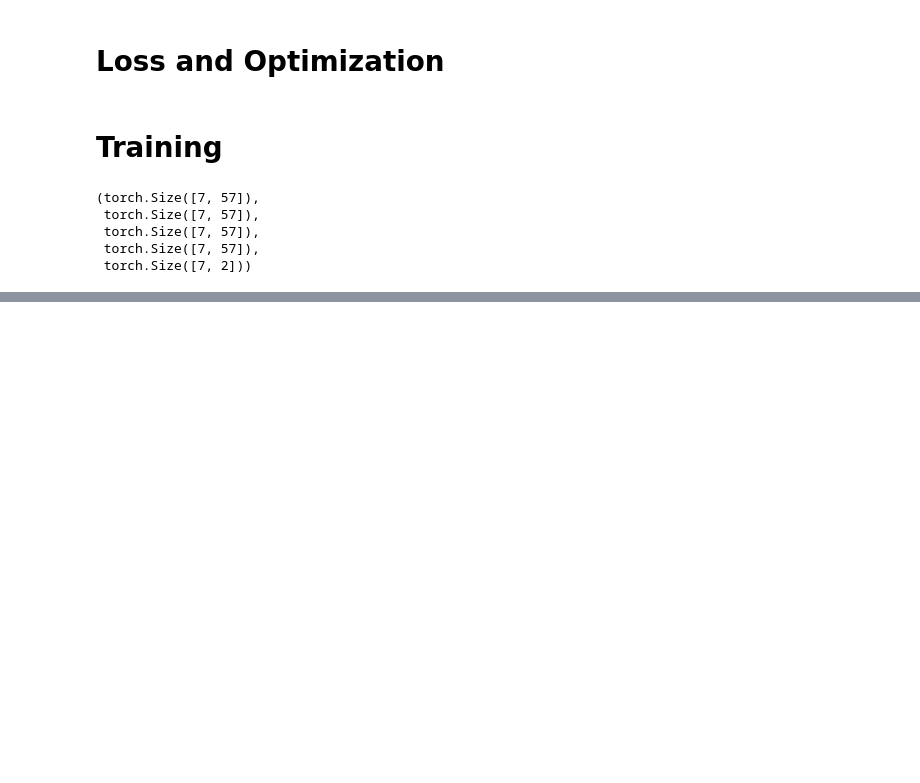
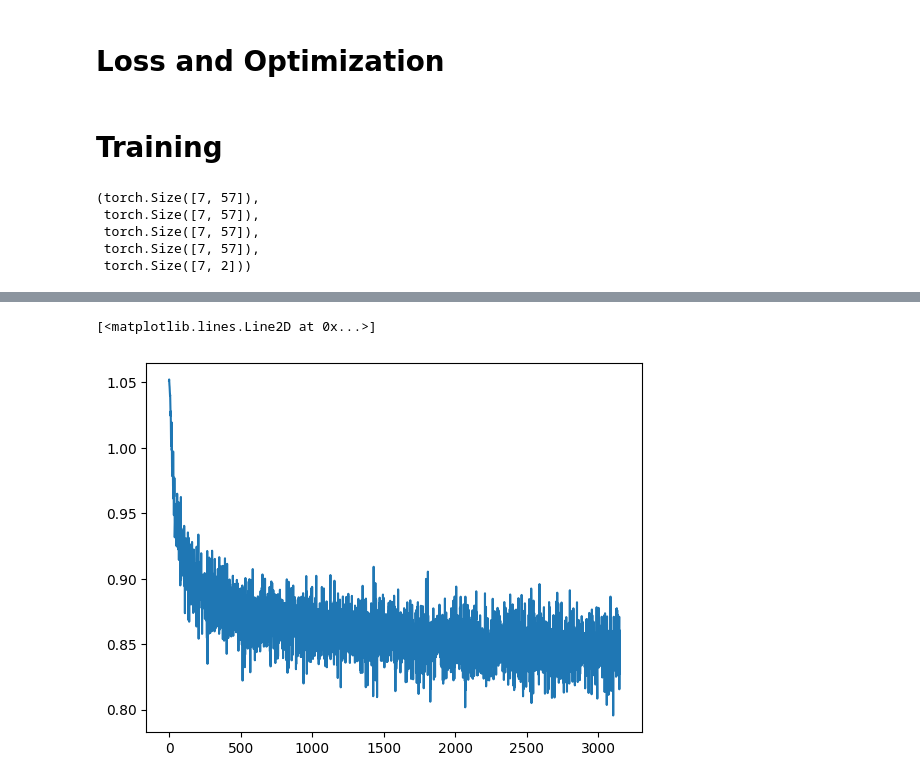
Before and after one commit to lizhieffe/language_model, a Jupyter notebook: Bert_v1.ipynb, the cells around one changed output, grey strips where cells are left out. Drawn from its saved outputs; the diff is of its cells as text; code cells hidden in the pictures; blank space fills up the shorter version.

```diff
--- a/Bert_v1.ipynb
+++ b/Bert_v1.ipynb
@@ -538,0 +604,6 @@ vocab size = 51721
+# %%
+ds_dev = IMDBBertDataset(tokenizer,
+                         vocab,
+                         ds_from=dataset['test'],
+                         optimal_sentence_length=optimal_sentence_length,
+                         should_include_text=False)
@@ -541,0 +614,2 @@ assert len(ds.df.iloc[0,:]['masked_indices']) == 3 + 2 * ds.optimal_sentence_len
+# %%
+ds=None
@@ -879,16 +917,10 @@ class Bert(torch.nn.Module):
 # %%
-test_input_x = torch.Tensor([ds.df.iloc[0].masked_indices]).int()
-test_input_attention_mask = torch.ones_like(test_input_x).bool()
-test_input_attention_mask[0, 0] = False
-
-bert = Bert(vocab_size=len(ds.vocab.ttoi),
+bert = Bert(vocab_size=len(vocab.ttoi),
             embedding_dim=EMB_DIM,n_heads=N_HEADS,
             d_in=EMB_DIM,
             d_head=D_HEAD,
             d_hidden=D_HIDDEN,
             dropout = 0.2).to(device)
-# token_predictions_ll, nsp_classification_prob = bert(test_input_x, test_input_attention_mask)
-# print(f'{token_predictions_ll.shape=}, {nsp_classification_prob=}')
 # %%
 _total_params = 0
 
@@ -915,7 +947,7 @@ mlm_criterion = torch.nn.NLLLoss(ignore_index=0).to(device)
 # %% [markdown]
 # Training
 # %%
-def get_batch(batch_size):
+def get_batch(ds: IMDBBertDataset, batch_size: int):
   iii = torch.randint(0, len(ds), (batch_size,)).to(device)
   # print(f'{len(ds)=}')
   bbb = [ds[i.item()] for i in iii]
@@ -928,7 +960,7 @@ def get_batch(batch_size):
 
   return (inp_b, attention_mask_b, inverse_token_mask_b, mask_target_b, nsp_target_b)
 
-inp_b, attention_mask_b, inverse_token_mask_b, mask_target_b, nsp_target_b = get_batch(7)
+inp_b, attention_mask_b, inverse_token_mask_b, mask_target_b, nsp_target_b = get_batch(ds_train, 7)
 inp_b.shape, attention_mask_b.shape, inverse_token_mask_b.shape, mask_target_b.shape, nsp_target_b.shape
 # %% [output]
 (torch.Size([7, 57]),
@@ -1022,0 +1090,5 @@ torch.cuda.empty_cache()
+# %%
+plt.plot(mlm_lossi_dev)
+# %% [output]
+[<matplotlib.lines.Line2D at 0x...>]
+[figure, added]
```
Also changed, not shown: parts of 22 cells of this notebook.
